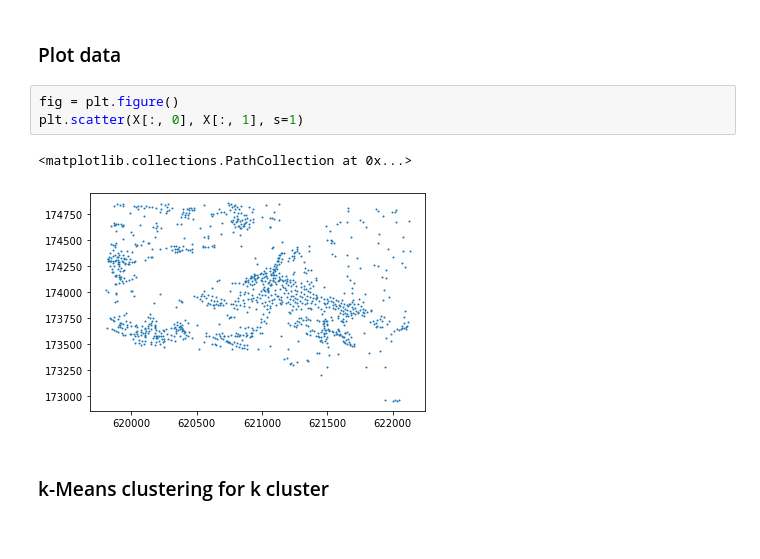
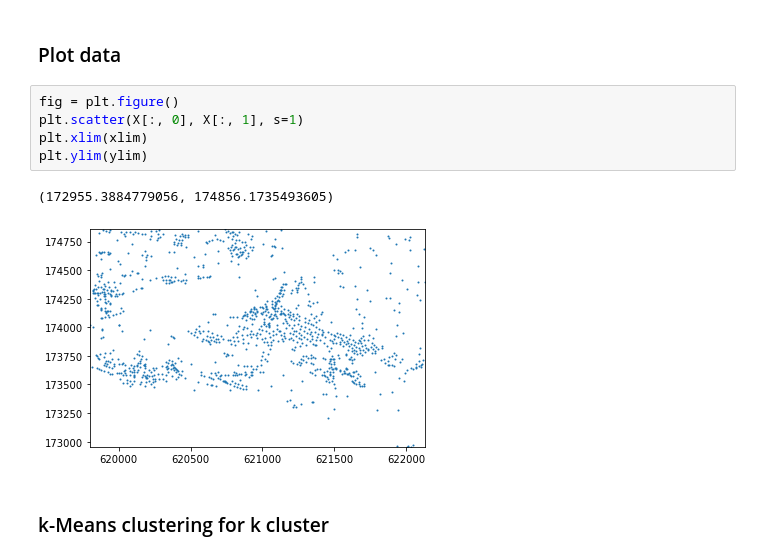
Before and after one commit to mie-lab/teaching_examples, a Jupyter notebook: clustering/kmeans.ipynb, the cells around one changed output. Drawn from its saved outputs; the diff is of its cells as text.

```diff
--- a/clustering/kmeans.ipynb
+++ b/clustering/kmeans.ipynb
@@ -25,9 +26,11 @@ ylim = (min(X[:, 1]), max(X[:, 1]))
 # %%
 fig = plt.figure()
 plt.scatter(X[:, 0], X[:, 1], s=1)
+plt.xlim(xlim)
+plt.ylim(ylim)
 # %% [output]
-<matplotlib.collections.PathCollection at 0x...>
+(172955.3884779056, 174856.1735493605)
-[figure, old version]
+[figure, new version]
 # %% [markdown]
 ### k-Means clustering for k cluster
 # %%
```
Also changed, not shown: parts of 3 cells of this notebook, 2 other files.
